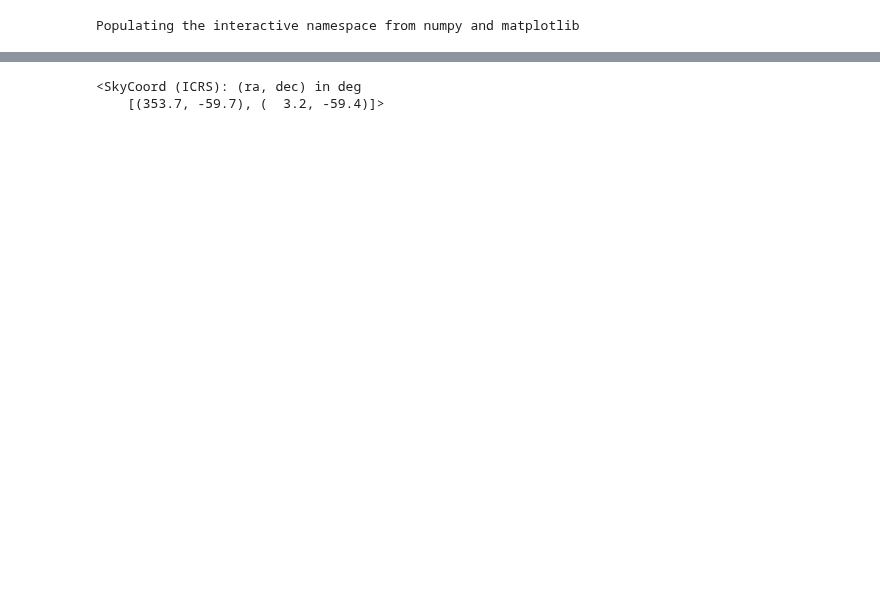
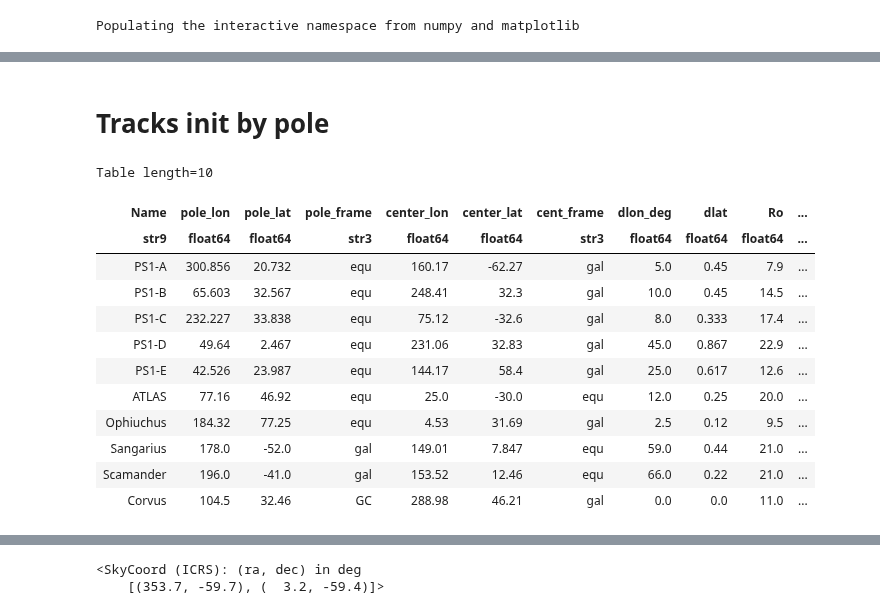
Before and after one commit to cmateu/galstreams, a Jupyter notebook: galstreams/tracks/standardized_tracks.ipynb, the cells around one changed output, grey strips where cells are left out. Saved outputs shown, nothing was run; the diff lists cells and outputs as text; code cells hidden in the pictures; blank space fills up the shorter version.

```diff
--- a/galstreams/tracks/standardized_tracks.ipynb
+++ b/galstreams/tracks/standardized_tracks.ipynb
@@ -90,0 +103,20 @@ for i in range(tpair["lono"].size)[:]:
+# %% [markdown]
+Tracks init by pole
+====================
+# %%
+tpoles = astropy.io.ascii.read("lib_by_pole.dat",header_start=2)
+tpoles
+# %% [output]
+Table length=10
+| Name | pole_lon | pole_lat | pole_frame | center_lon | center_lat | cent_frame | dlon_deg | dlat | Ro | ... |
+| str9 | float64 | float64 | str3 | float64 | float64 | str3 | float64 | float64 | float64 | ... |
+| PS1-A | 300.856 | 20.732 | equ | 160.17 | -62.27 | gal | 5.0 | 0.45 | 7.9 | ... |
+| PS1-B | 65.603 | 32.567 | equ | 248.41 | 32.3 | gal | 10.0 | 0.45 | 14.5 | ... |
+| PS1-C | 232.227 | 33.838 | equ | 75.12 | -32.6 | gal | 8.0 | 0.333 | 17.4 | ... |
+| PS1-D | 49.64 | 2.467 | equ | 231.06 | 32.83 | gal | 45.0 | 0.867 | 22.9 | ... |
+| PS1-E | 42.526 | 23.987 | equ | 144.17 | 58.4 | gal | 25.0 | 0.617 | 12.6 | ... |
+| ATLAS | 77.16 | 46.92 | equ | 25.0 | -30.0 | equ | 12.0 | 0.25 | 20.0 | ... |
+| Ophiuchus | 184.32 | 77.25 | equ | 4.53 | 31.69 | gal | 2.5 | 0.12 | 9.5 | ... |
+| Sangarius | 178.0 | -52.0 | gal | 149.01 | 7.847 | equ | 59.0 | 0.44 | 21.0 | ... |
+| Scamander | 196.0 | -41.0 | gal | 153.52 | 12.46 | equ | 66.0 | 0.22 | 21.0 | ... |
+| Corvus | 104.5 | 32.46 | GC | 288.98 | 46.21 | gal | 0.0 | 0.0 | 11.0 | ... |
```
Also changed, not shown: parts of 19 cells of this notebook, 14 other files.
